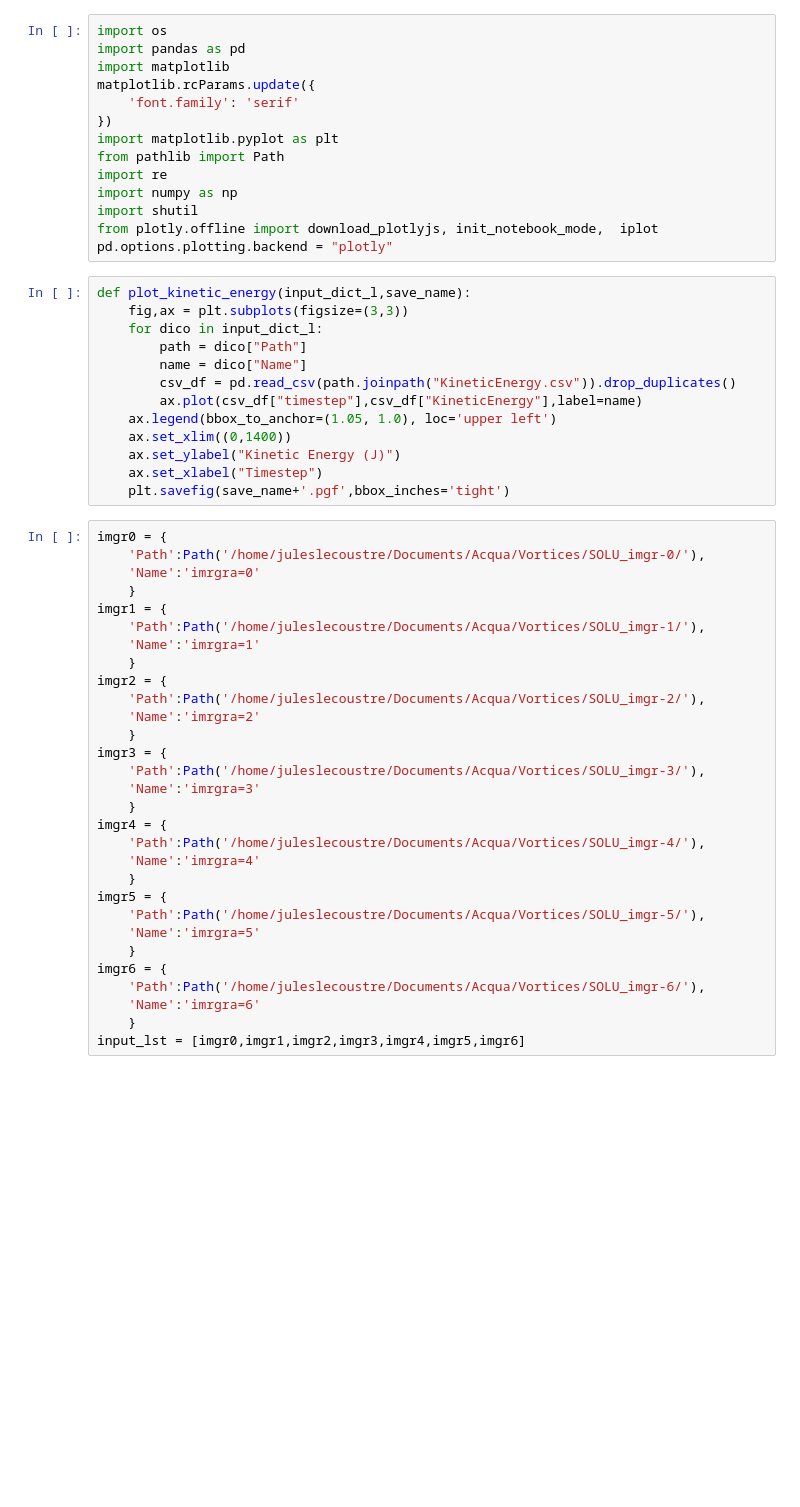
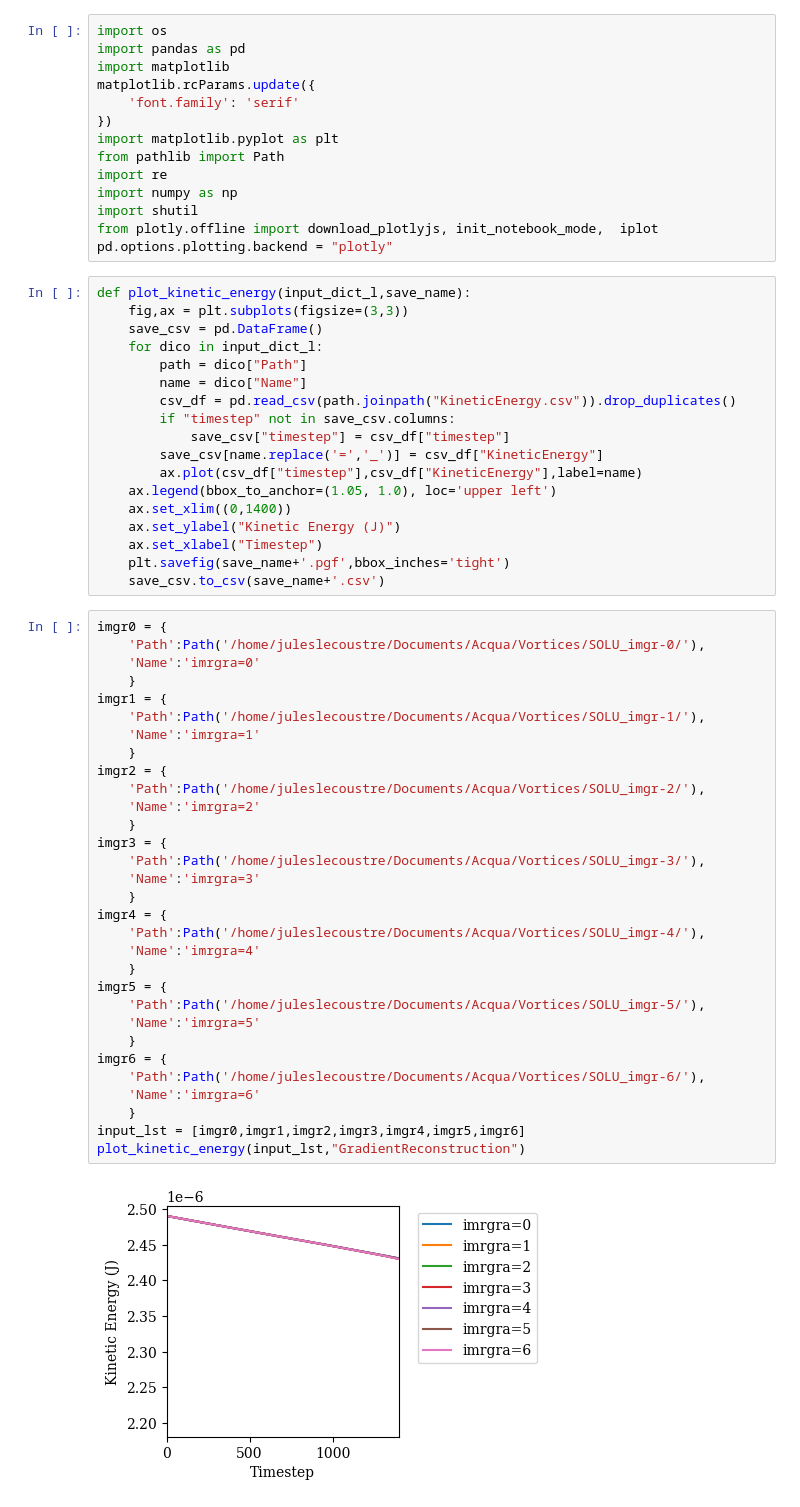
Before and after one commit to JulesL2/CS_Postprocess, a Jupyter notebook: Vortices.ipynb, the cells around one changed output. Saved outputs shown, nothing was run; the diff lists cells and outputs as text; blank space fills up the shorter version.

```diff
--- a/Vortices.ipynb
+++ b/Vortices.ipynb
@@ -15,43 +15,51 @@ pd.options.plotting.backend = "plotly"
 # %%
 def plot_kinetic_energy(input_dict_l,save_name):
     fig,ax = plt.subplots(figsize=(3,3))
+    save_csv = pd.DataFrame()
     for dico in input_dict_l:
         path = dico["Path"]
         name = dico["Name"]
         csv_df = pd.read_csv(path.joinpath("KineticEnergy.csv")).drop_duplicates()
+        if "timestep" not in save_csv.columns:
+            save_csv["timestep"] = csv_df["timestep"]
+        save_csv[name.replace('=','_')] = csv_df["KineticEnergy"]
         ax.plot(csv_df["timestep"],csv_df["KineticEnergy"],label=name)
     ax.legend(bbox_to_anchor=(1.05, 1.0), loc='upper left')
     ax.set_xlim((0,1400))
     ax.set_ylabel("Kinetic Energy (J)")
     ax.set_xlabel("Timestep")
     plt.savefig(save_name+'.pgf',bbox_inches='tight')
+    save_csv.to_csv(save_name+'.csv')
 # %%
 imgr0 = {
 	'Path':Path('/home/juleslecoustre/Documents/Acqua/Vortices/SOLU_imgr-0/'),
 	'Name':'imrgra=0'
 	}
 imgr1 = {
 	'Path':Path('/home/juleslecoustre/Documents/Acqua/Vortices/SOLU_imgr-1/'),
 	'Name':'imrgra=1'
 	}
 imgr2 = {
 	'Path':Path('/home/juleslecoustre/Documents/Acqua/Vortices/SOLU_imgr-2/'),
 	'Name':'imrgra=2'
 	}
 imgr3 = {
 	'Path':Path('/home/juleslecoustre/Documents/Acqua/Vortices/SOLU_imgr-3/'),
 	'Name':'imrgra=3'
 	}
 imgr4 = {
 	'Path':Path('/home/juleslecoustre/Documents/Acqua/Vortices/SOLU_imgr-4/'),
 	'Name':'imrgra=4'
 	}
 imgr5 = {
 	'Path':Path('/home/juleslecoustre/Documents/Acqua/Vortices/SOLU_imgr-5/'),
 	'Name':'imrgra=5'
 	}
 imgr6 = {
 	'Path':Path('/home/juleslecoustre/Documents/Acqua/Vortices/SOLU_imgr-6/'),
 	'Name':'imrgra=6'
 	}
 input_lst = [imgr0,imgr1,imgr2,imgr3,imgr4,imgr5,imgr6]
+plot_kinetic_energy(input_lst,"GradientReconstruction")
+# %% [output]
+[figure, added]
```
Also changed, not shown: parts of 3 cells of this notebook, 4 other files.
